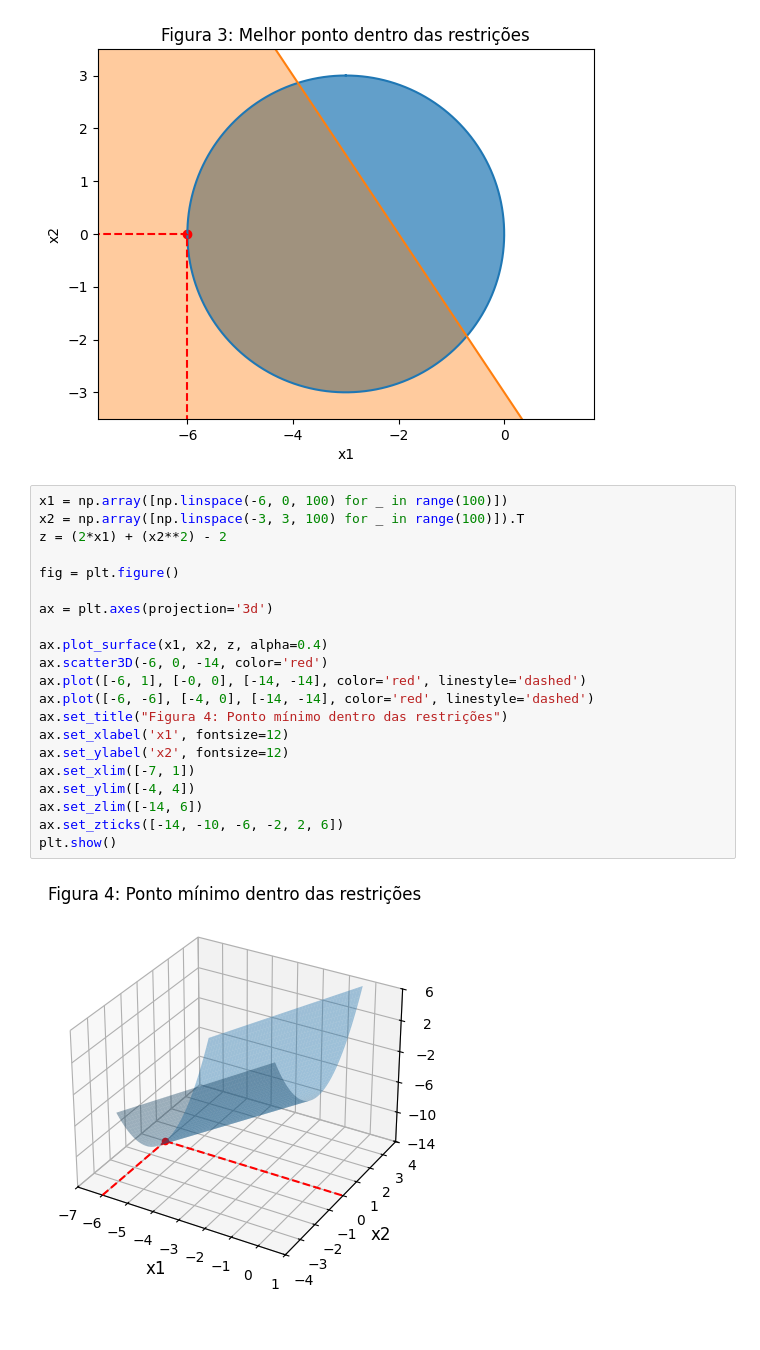
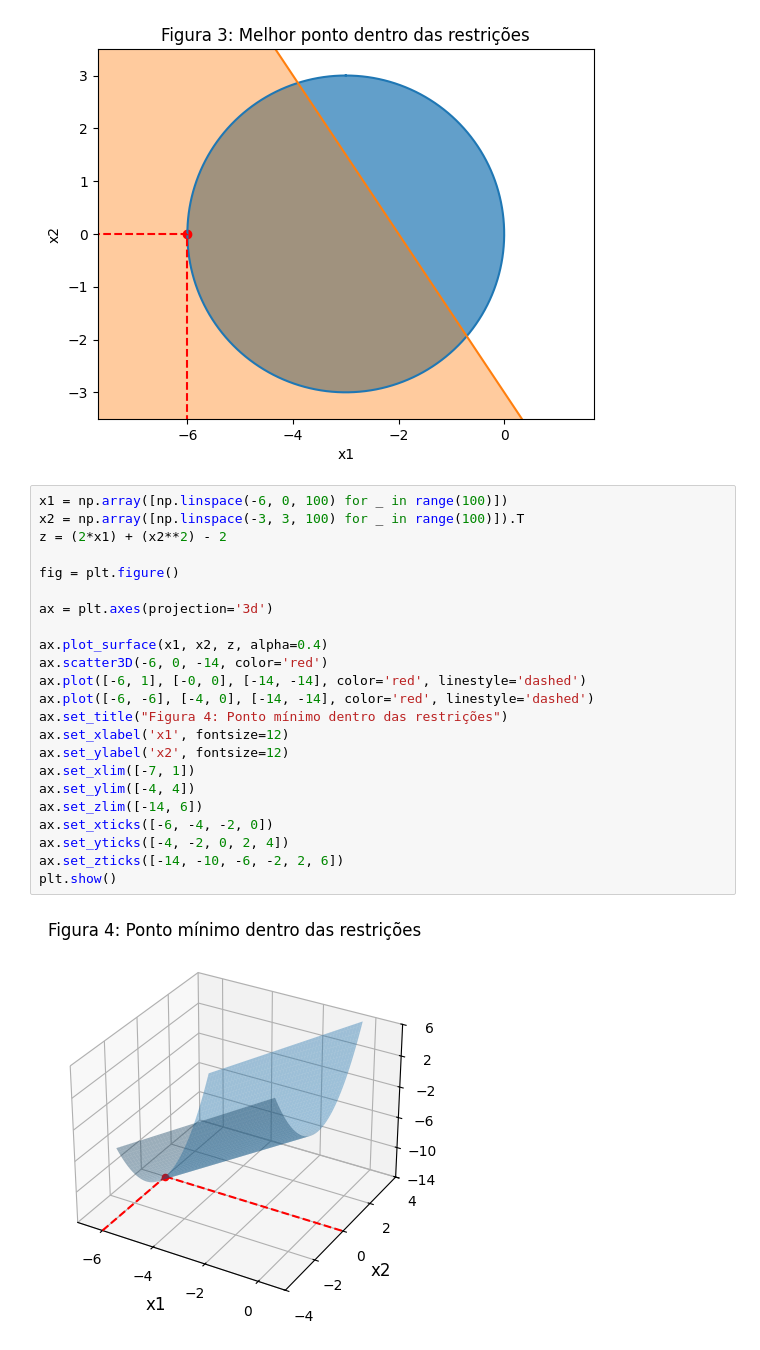
Before and after one commit to Xornotor/PPGEE-Otimizacao-Exercicios, a Jupyter notebook: Lista-01-A/Q1.ipynb, the cells around one changed output. Cells and saved outputs as stored; diff of their text form.

```diff
--- a/Lista-01-A/Q1.ipynb
+++ b/Lista-01-A/Q1.ipynb
@@ -143,23 +143,25 @@ plt.show()
 # %%
 x1 = np.array([np.linspace(-6, 0, 100) for _ in range(100)])
 x2 = np.array([np.linspace(-3, 3, 100) for _ in range(100)]).T
 z = (2*x1) + (x2**2) - 2
 
 fig = plt.figure()
 
 ax = plt.axes(projection='3d')
 
 ax.plot_surface(x1, x2, z, alpha=0.4)
 ax.scatter3D(-6, 0, -14, color='red')
 ax.plot([-6, 1], [-0, 0], [-14, -14], color='red', linestyle='dashed')
 ax.plot([-6, -6], [-4, 0], [-14, -14], color='red', linestyle='dashed')
 ax.set_title("Figura 4: Ponto mínimo dentro das restrições")
 ax.set_xlabel('x1', fontsize=12)
 ax.set_ylabel('x2', fontsize=12)
 ax.set_xlim([-7, 1])
 ax.set_ylim([-4, 4])
 ax.set_zlim([-14, 6])
+ax.set_xticks([-6, -4, -2, 0])
+ax.set_yticks([-4, -2, 0, 2, 4])
 ax.set_zticks([-14, -10, -6, -2, 2, 6])
 plt.show()
 # %% [output]
-[figure, old version]
+[figure, new version]
```
